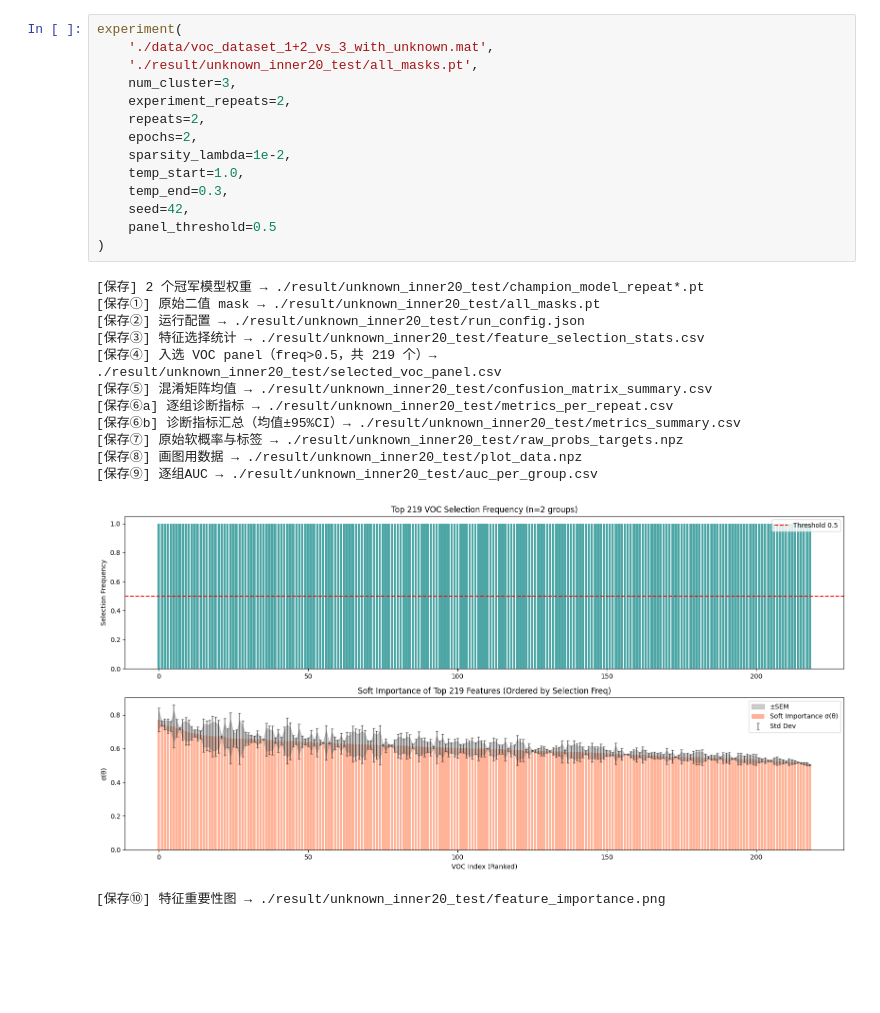
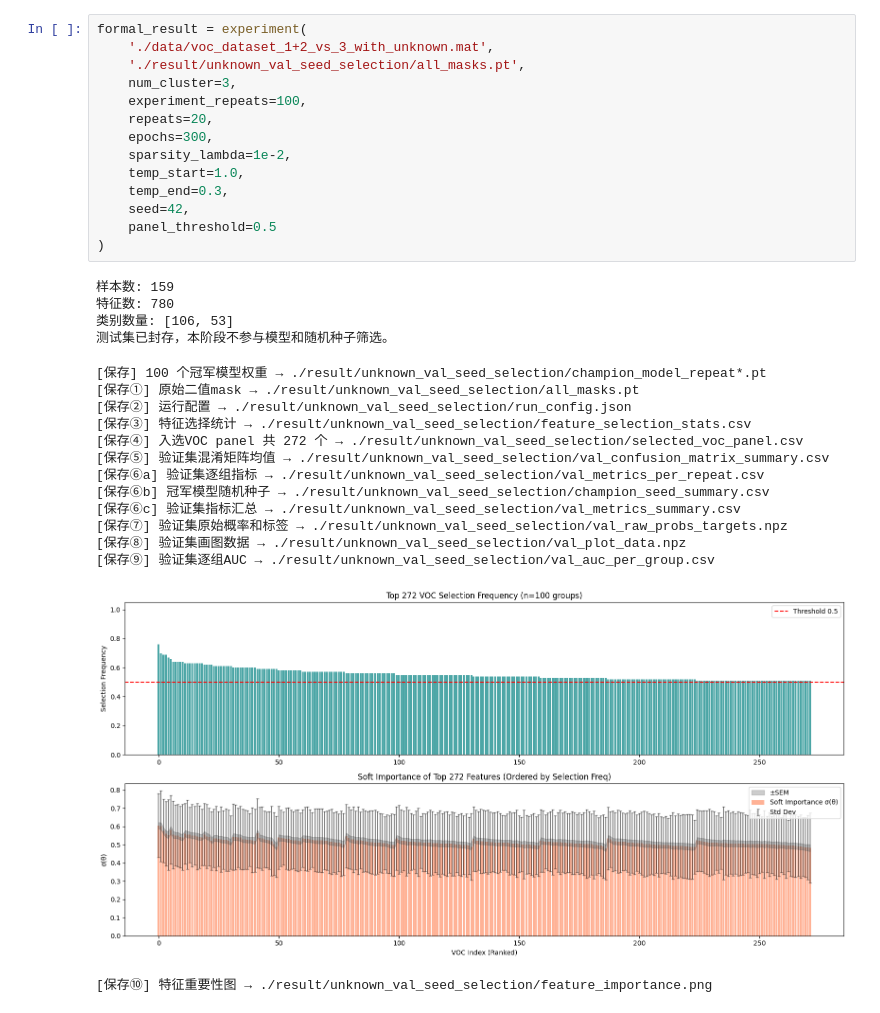
Before and after one commit to liu2690/my-project, a Jupyter notebook: testing.ipynb, the cells around one changed output. Cells and saved outputs as stored; diff of their text form; blank space fills up the shorter version.

Commit message:
use validation set for model and seed selection

```diff
--- a/testing.ipynb
+++ b/testing.ipynb
@@ -387,28 +1771,33 @@ def experiment(data_path, save_path, num_cluster,
 # %%
-experiment(
+formal_result = experiment(
     './data/voc_dataset_1+2_vs_3_with_unknown.mat',
-    './result/unknown_inner20_test/all_masks.pt',
+    './result/unknown_val_seed_selection/all_masks.pt',
     num_cluster=3,
-    experiment_repeats=2,
-    repeats=2,
-    epochs=2,
+    experiment_repeats=100,
+    repeats=20,
+    epochs=300,
     sparsity_lambda=1e-2,
     temp_start=1.0,
     temp_end=0.3,
     seed=42,
     panel_threshold=0.5
 )
 # %% [output]
-[保存] 2 个冠军模型权重 → ./result/unknown_inner20_test/champion_model_repeat*.pt
-[保存①] 原始二值 mask → ./result/unknown_inner20_test/all_masks.pt
-[保存②] 运行配置 → ./result/unknown_inner20_test/run_config.json
-[保存③] 特征选择统计 → ./result/unknown_inner20_test/feature_selection_stats.csv
-[保存④] 入选 VOC panel（freq>0.5，共 219 个）→ ./result/unknown_inner20_test/selected_voc_panel.csv
-[保存⑤] 混淆矩阵均值 → ./result/unknown_inner20_test/confusion_matrix_summary.csv
-[保存⑥a] 逐组诊断指标 → ./result/unknown_inner20_test/metrics_per_repeat.csv
-[保存⑥b] 诊断指标汇总（均值±95%CI）→ ./result/unknown_inner20_test/metrics_summary.csv
-[保存⑦] 原始软概率与标签 → ./result/unknown_inner20_test/raw_probs_targets.npz
-[保存⑧] 画图用数据 → ./result/unknown_inner20_test/plot_data.npz
-[保存⑨] 逐组AUC → ./result/unknown_inner20_test/auc_per_group.csv
+样本数: 159
+特征数: 780
+类别数量: [106, 53]
+测试集已封存，本阶段不参与模型和随机种子筛选。
+[保存] 100 个冠军模型权重 → ./result/unknown_val_seed_selection/champion_model_repeat*.pt
+[保存①] 原始二值mask → ./result/unknown_val_seed_selection/all_masks.pt
+[保存②] 运行配置 → ./result/unknown_val_seed_selection/run_config.json
+[保存③] 特征选择统计 → ./result/unknown_val_seed_selection/feature_selection_stats.csv
+[保存④] 入选VOC panel 共 272 个 → ./result/unknown_val_seed_selection/selected_voc_panel.csv
+[保存⑤] 验证集混淆矩阵均值 → ./result/unknown_val_seed_selection/val_confusion_matrix_summary.csv
+[保存⑥a] 验证集逐组指标 → ./result/unknown_val_seed_selection/val_metrics_per_repeat.csv
+[保存⑥b] 冠军模型随机种子 → ./result/unknown_val_seed_selection/champion_seed_summary.csv
+[保存⑥c] 验证集指标汇总 → ./result/unknown_val_seed_selection/val_metrics_summary.csv
+[保存⑦] 验证集原始概率和标签 → ./result/unknown_val_seed_selection/val_raw_probs_targets.npz
+[保存⑧] 验证集画图数据 → ./result/unknown_val_seed_selection/val_plot_data.npz
+[保存⑨] 验证集逐组AUC → ./result/unknown_val_seed_selection/val_auc_per_group.csv
-[figure, old version]
+[figure, new version]
-[保存⑩] 特征重要性图 → ./result/unknown_inner20_test/feature_importance.png
+[保存⑩] 特征重要性图 → ./result/unknown_val_seed_selection/feature_importance.png
```
Also changed, not shown: parts of 2 cells of this notebook.
